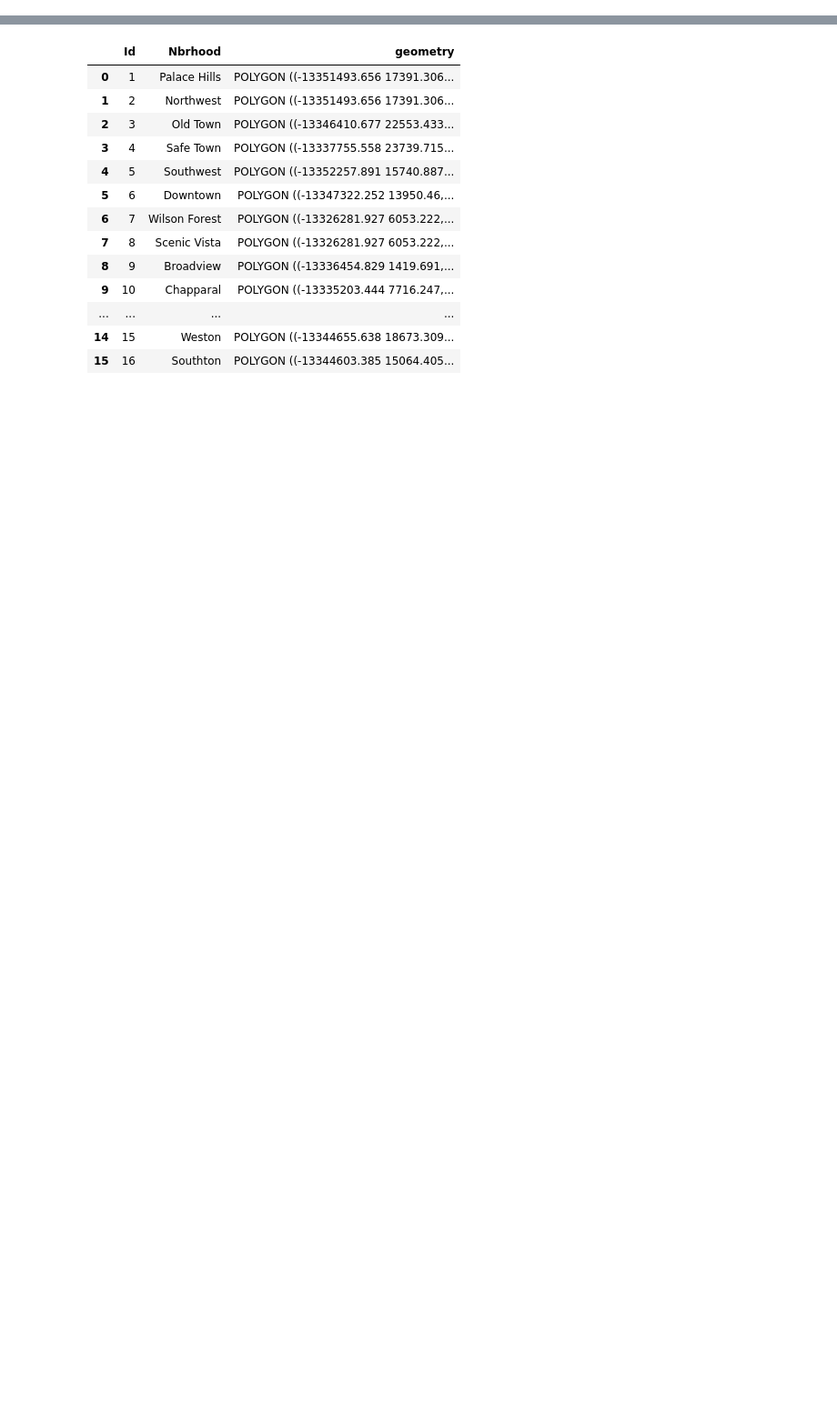
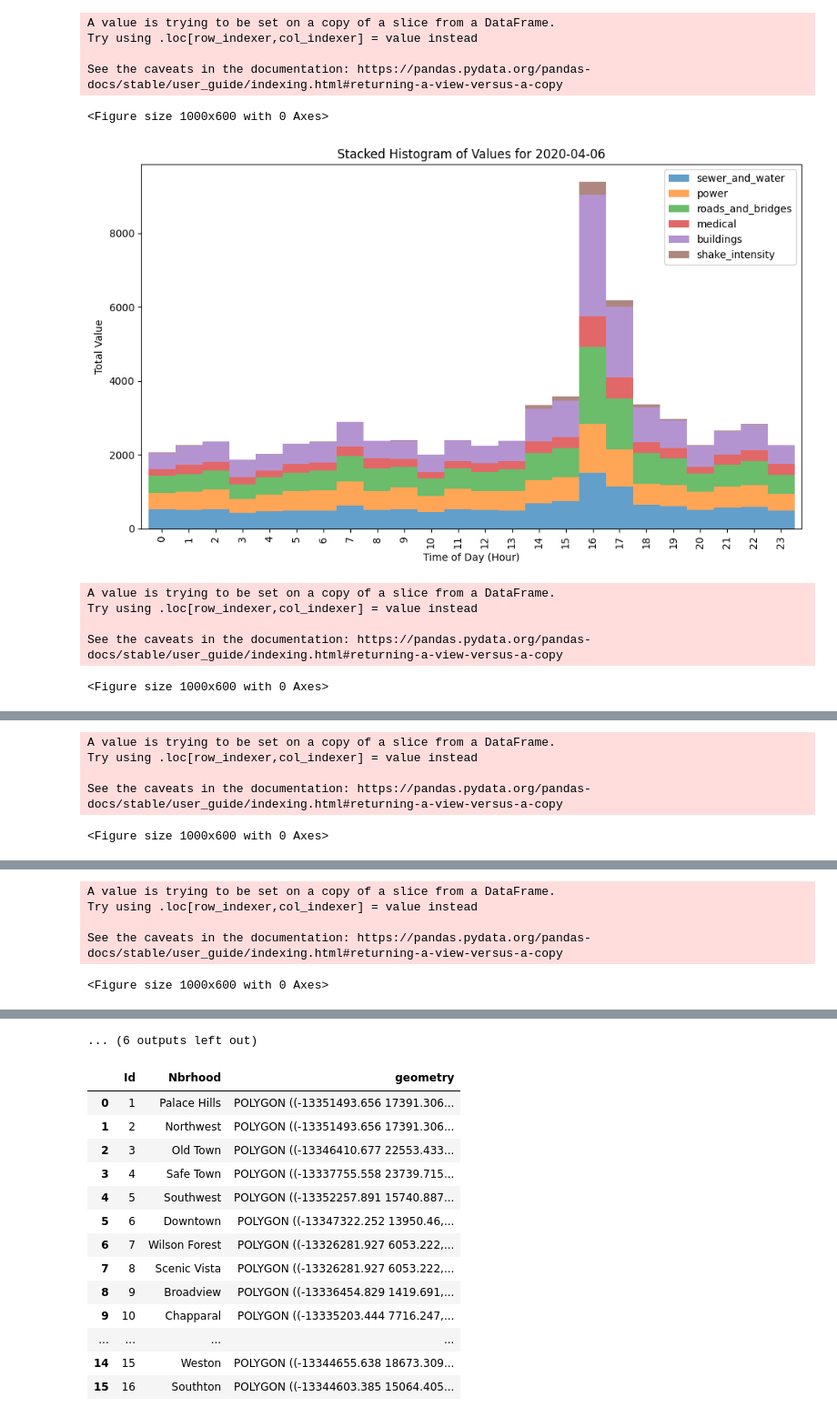
Before and after one commit to ssusnea/sds235-hw5, a Jupyter notebook: damage_report_vis.ipynb, the cells around one changed output, grey strips where cells are left out. Shown at 91% size. Saved outputs shown, nothing was run; the diff lists cells and outputs as text; code cells hidden in the pictures; blank space fills up the shorter version.

```diff
--- a/damage_report_vis.ipynb
+++ b/damage_report_vis.ipynb
@@ -54,0 +88,41 @@ damage_report_clean
+# %%
+damage_report_sorted_clean['date'] = damage_report_sorted_clean['time'].dt.date  # Extract date from datetime
+
+# Get unique dates in the DataFrame
+unique_dates = damage_report_sorted_clean['date'].unique()
+
+# Loop through each unique date and plot a stacked histogram for that day based on time
+for date in unique_dates:
+    daily_df = damage_report_sorted_clean[damage_report_sorted_clean['date'] == date]
+
+    # Create time bins (e.g., hourly)
+    daily_df['time_bin'] = daily_df['time'].dt.hour  # You can adjust this for different intervals (e.g., .dt.minute, .dt.day)
+
+    # Aggregate the values by time bin (summing the values)
+    time_bin_agg = daily_df.groupby('time_bin')[['sewer_and_water', 'power', 'roads_and_bridges',
+                                                 'medical', 'buildings', 'shake_intensity']].sum()
+
+    # Plot the stacked histogram
+    plt.figure(figsize=(10, 6))
+    time_bin_agg.plot(kind='bar', stacked=True, width=1, alpha=0.7, figsize=(10, 6))
+
+    # Add labels and title
+    plt.xlabel('Time of Day (Hour)')
+    plt.ylabel('Total Value')
+    plt.title(f'Stacked Histogram of Values for {date}')
+
+    # Display the plot
+    plt.tight_layout()
+    plt.show()
+# %% [output]
+A value is trying to be set on a copy of a slice from a DataFrame.
+Try using .loc[row_indexer,col_indexer] = value instead
+
+See the caveats in the documentation: https://pandas.pydata.org/pandas-docs/stable/user_guide/indexing.html#returning-a-view-versus-a-copy
+<Figure size 1000x600 with 0 Axes>
+[figure, added]
+A value is trying to be set on a copy of a slice from a DataFrame.
+Try using .loc[row_indexer,col_indexer] = value instead
+
+See the caveats in the documentation: https://pandas.pydata.org/pandas-docs/stable/user_guide/indexing.html#returning-a-view-versus-a-copy
+<Figure size 1000x600 with 0 Axes>
@@ -54,0 +130,5 @@ damage_report_clean
+A value is trying to be set on a copy of a slice from a DataFrame.
+Try using .loc[row_indexer,col_indexer] = value instead
+
+See the caveats in the documentation: https://pandas.pydata.org/pandas-docs/stable/user_guide/indexing.html#returning-a-view-versus-a-copy
+<Figure size 1000x600 with 0 Axes>
@@ -54,0 +136,5 @@ damage_report_clean
+A value is trying to be set on a copy of a slice from a DataFrame.
+Try using .loc[row_indexer,col_indexer] = value instead
+
+See the caveats in the documentation: https://pandas.pydata.org/pandas-docs/stable/user_guide/indexing.html#returning-a-view-versus-a-copy
+<Figure size 1000x600 with 0 Axes>
@@ -55,3 +142,4 @@ damage_report_clean
+... (6 outputs left out)
 # %%
 sth_neighborhood = gpd.read_file( "hw05-data/Sensor Data and Maps/StHimarkNeighborhoodShapefiles/StHimark.shp")
 sth_neighborhood
```
Also changed, not shown: parts of 8 cells of this notebook.
